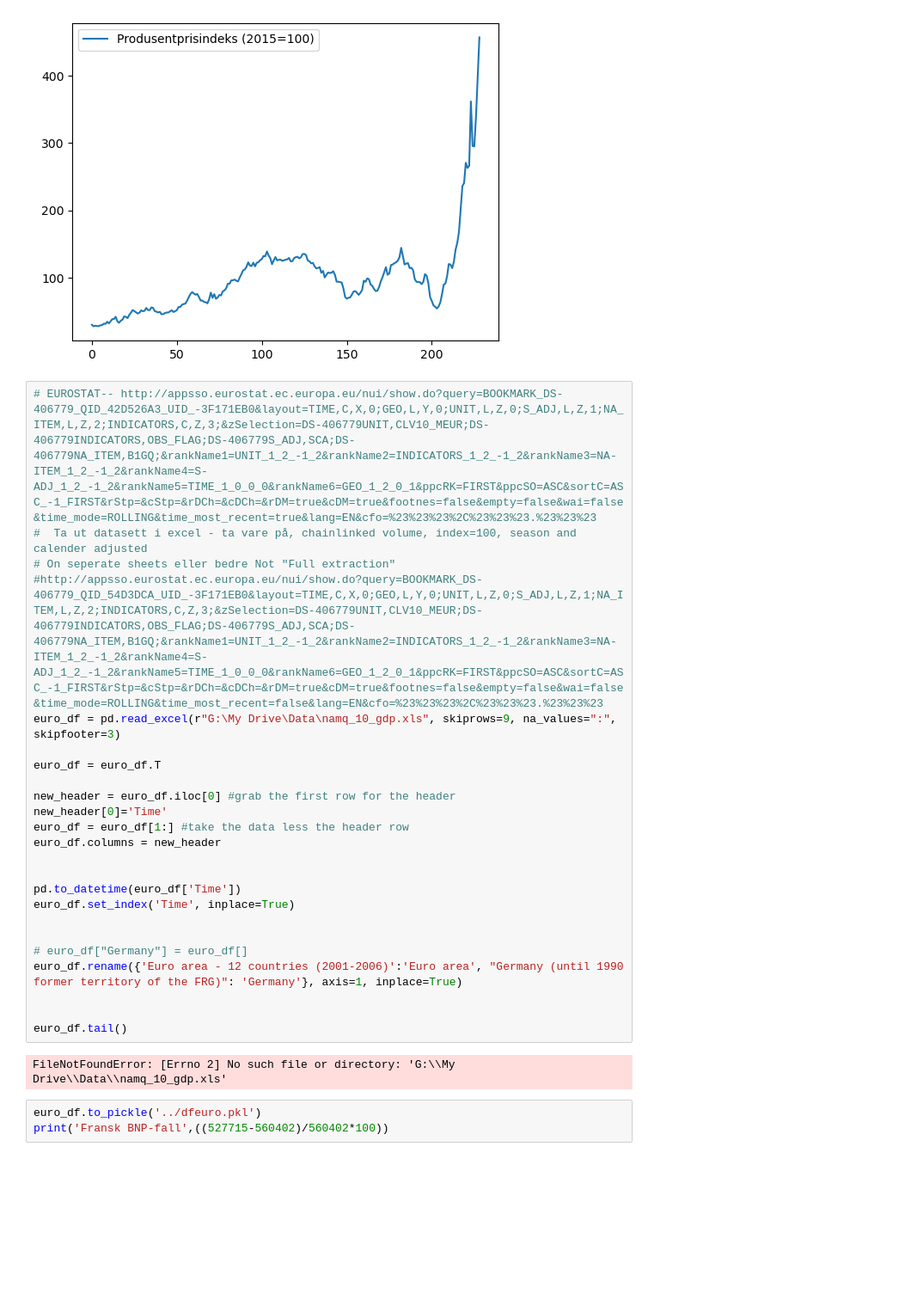
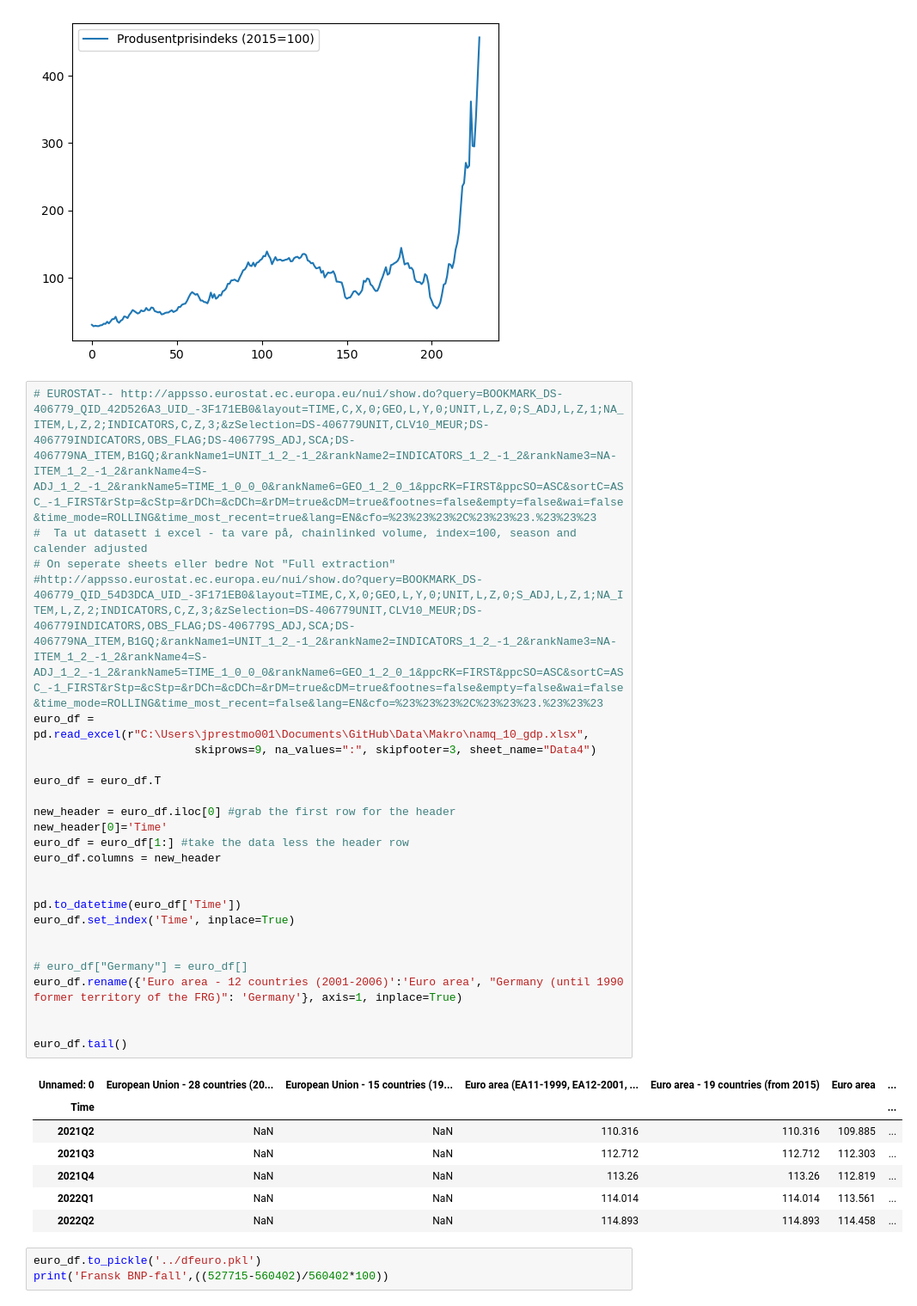
Before and after one commit to DataScienceLead/RealInvestment, a Jupyter notebook: makrofigures.ipynb, the cells around one changed output. Shown at 86% size. Drawn from its saved outputs; the diff is of its cells as text; blank space fills up the shorter version.

```diff
--- a/makrofigures.ipynb
+++ b/makrofigures.ipynb
@@ -1022,29 +1022,36 @@ plt.show()
 # %%
 # EUROSTAT-- http://appsso.eurostat.ec.europa.eu/nui/show.do?query=BOOKMARK_DS-406779_QID_42D526A3_UID_-3F171EB0&layout=TIME,C,X,0;GEO,L,Y,0;UNIT,L,Z,0;S_ADJ,L,Z,1;NA_ITEM,L,Z,2;INDICATORS,C,Z,3;&zSelection=DS-406779UNIT,CLV10_MEUR;DS-406779INDICATORS,OBS_FLAG;DS-406779S_ADJ,SCA;DS-406779NA_ITEM,B1GQ;&rankName1=UNIT_1_2_-1_2&rankName2=INDICATORS_1_2_-1_2&rankName3=NA-ITEM_1_2_-1_2&rankName4=S-ADJ_1_2_-1_2&rankName5=TIME_1_0_0_0&rankName6=GEO_1_2_0_1&ppcRK=FIRST&ppcSO=ASC&sortC=ASC_-1_FIRST&rStp=&cStp=&rDCh=&cDCh=&rDM=true&cDM=true&footnes=false&empty=false&wai=false&time_mode=ROLLING&time_most_recent=true&lang=EN&cfo=%23%23%23%2C%23%23%23.%23%23%23
 #  Ta ut datasett i excel - ta vare på, chainlinked volume, index=100, season and calender adjusted
 # On seperate sheets eller bedre Not "Full extraction"
 #http://appsso.eurostat.ec.europa.eu/nui/show.do?query=BOOKMARK_DS-406779_QID_54D3DCA_UID_-3F171EB0&layout=TIME,C,X,0;GEO,L,Y,0;UNIT,L,Z,0;S_ADJ,L,Z,1;NA_ITEM,L,Z,2;INDICATORS,C,Z,3;&zSelection=DS-406779UNIT,CLV10_MEUR;DS-406779INDICATORS,OBS_FLAG;DS-406779S_ADJ,SCA;DS-406779NA_ITEM,B1GQ;&rankName1=UNIT_1_2_-1_2&rankName2=INDICATORS_1_2_-1_2&rankName3=NA-ITEM_1_2_-1_2&rankName4=S-ADJ_1_2_-1_2&rankName5=TIME_1_0_0_0&rankName6=GEO_1_2_0_1&ppcRK=FIRST&ppcSO=ASC&sortC=ASC_-1_FIRST&rStp=&cStp=&rDCh=&cDCh=&rDM=true&cDM=true&footnes=false&empty=false&wai=false&time_mode=ROLLING&time_most_recent=false&lang=EN&cfo=%23%23%23%2C%23%23%23.%23%23%23
-euro_df = pd.read_excel(r"G:\My Drive\Data\namq_10_gdp.xls", skiprows=9, na_values=":", skipfooter=3)
+euro_df = pd.read_excel(r"C:\Users\jprestmo001\Documents\GitHub\Data\Makro\namq_10_gdp.xlsx",
+                        skiprows=9, na_values=":", skipfooter=3, sheet_name="Data4")
 
 euro_df = euro_df.T
 
 new_header = euro_df.iloc[0] #grab the first row for the header
 new_header[0]='Time'
 euro_df = euro_df[1:] #take the data less the header row
 euro_df.columns = new_header
 
 
 pd.to_datetime(euro_df['Time'])
 euro_df.set_index('Time', inplace=True)
 
 
 # euro_df["Germany"] = euro_df[]
 euro_df.rename({'Euro area - 12 countries (2001-2006)':'Euro area', "Germany (until 1990 former territory of the FRG)": 'Germany'}, axis=1, inplace=True)
 
 
 euro_df.tail()
 # %% [output]
-FileNotFoundError: [Errno 2] No such file or directory: 'G:\\My Drive\\Data\\namq_10_gdp.xls'
+| Unnamed: 0 | European Union - 28 countries (20... | European Union - 15 countries (19... | Euro area (EA11-1999, EA12-2001, ... | Euro area - 19 countries (from 2015) | Euro area | ... |
+| Time |  |  |  |  |  | ... |
+| 2021Q2 | NaN | NaN | 110.316 | 110.316 | 109.885 | ... |
+| 2021Q3 | NaN | NaN | 112.712 | 112.712 | 112.303 | ... |
+| 2021Q4 | NaN | NaN | 113.26 | 113.26 | 112.819 | ... |
+| 2022Q1 | NaN | NaN | 114.014 | 114.014 | 113.561 | ... |
+| 2022Q2 | NaN | NaN | 114.893 | 114.893 | 114.458 | ... |
 # %%
 euro_df.to_pickle('../dfeuro.pkl')
 print('Fransk BNP-fall',((527715-560402)/560402*100))
```
Also changed, not shown: parts of 7 cells of this notebook, 5 other files.
